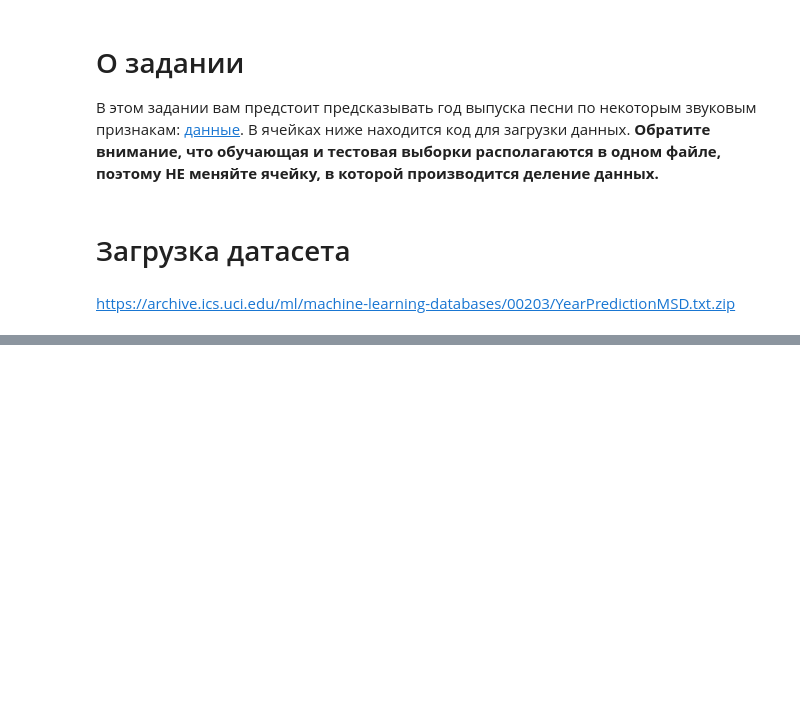
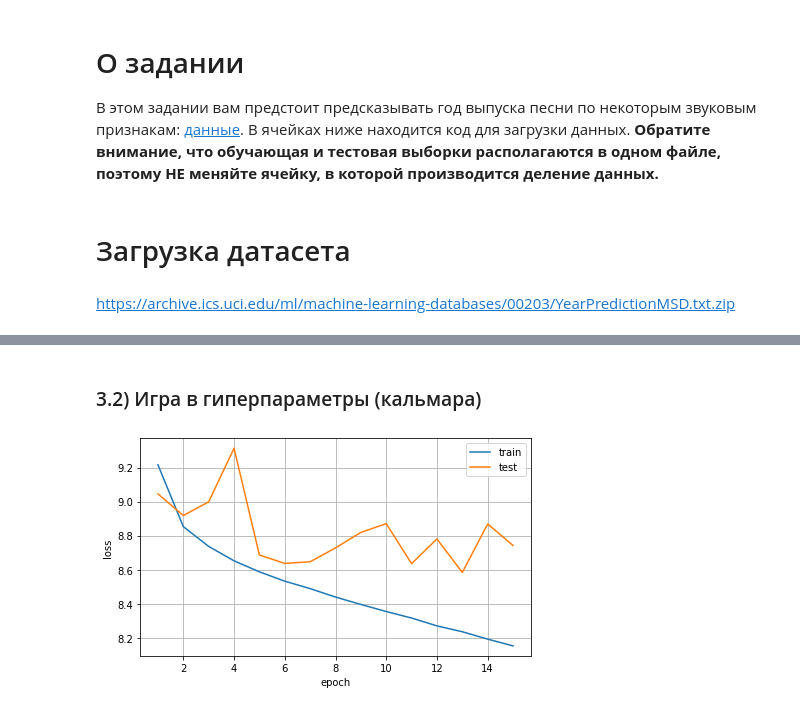
Before and after one commit to kirtis26/ML, a Jupyter notebook: №1. NN.ipynb, the cells around one changed output, grey strips where cells are left out. Saved outputs shown, nothing was run; the diff lists cells and outputs as text; code cells hidden in the pictures; blank space fills up the shorter version.

```diff
--- a/№1. NN.ipynb
+++ b/№1. NN.ipynb
@@ -37,0 +173,8 @@ y_test = y[train_size:]
+# %%
+def set_random_seed(seed):
+
+    torch.backends.cudnn.deterministic = True
+    torch.manual_seed(seed)
+    torch.cuda.manual_seed(seed)
+    np.random.seed(seed)
+    random.seed(seed)
@@ -37,0 +266,14 @@ y_test = y[train_size:]
+# %% [markdown]
+### 3.2) Игра в гиперпараметры (кальмара)
+# %%
+# batchsize = 32
+# слои нейронки: 90 - 256 - 128 - 1
+set_random_seed(101)
+device = torch.device("cuda:0" if torch.cuda.is_available() else "cpu")
+model = NeuralNetwork().to(device)
+optimizer = torch.optim.SGD(model.parameters(), lr=0.005)
+criterion = nn.MSELoss()
+count_epochs = 15
+learning(device, model, optimizer, criterion, train_loader, test_loader, count_epochs)
+# %% [output]
+[figure, added]
```
Also changed, not shown: parts of 38 cells of this notebook.
